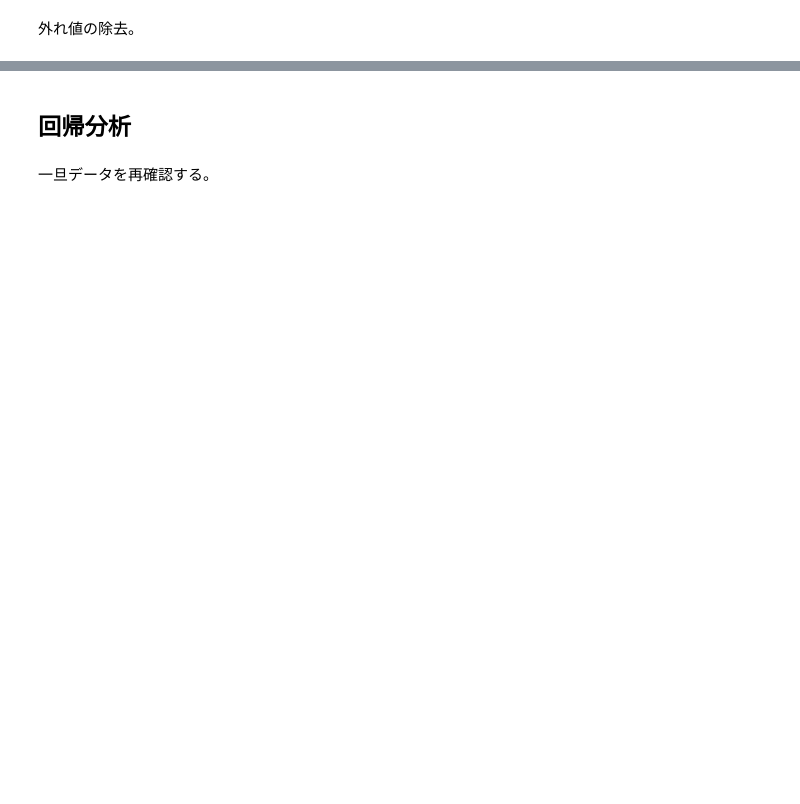
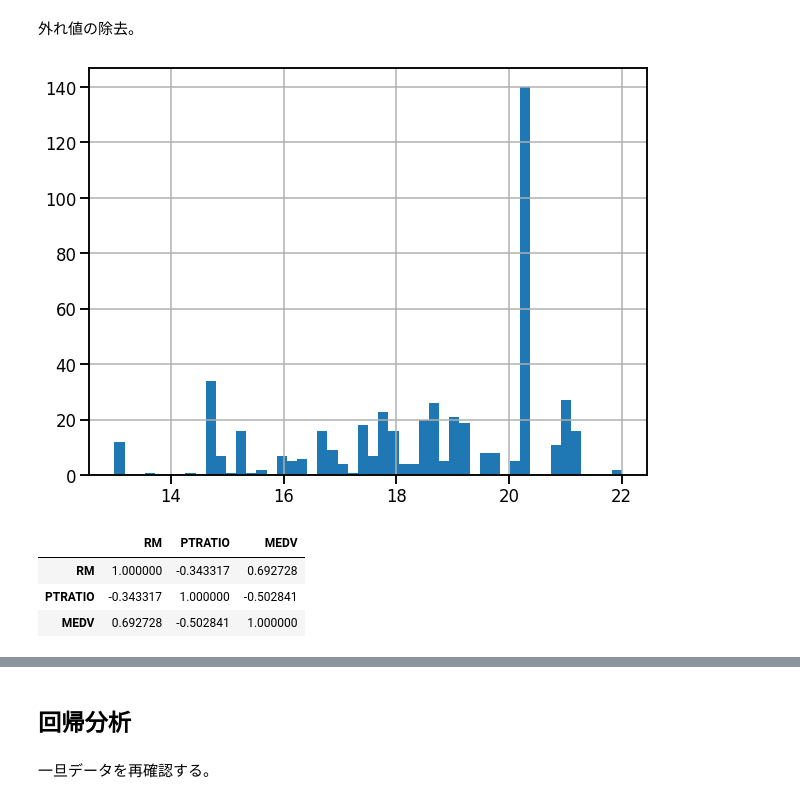
Before and after one commit to stemleaders/seminar, a Jupyter notebook: 20200926/dataProcessView.ipynb, the cells around one changed output, grey strips where cells are left out. Drawn from its saved outputs; the diff is of its cells as text; code cells hidden in the pictures; blank space fills up the shorter version.

```diff
--- a/20200926/dataProcessView.ipynb
+++ b/20200926/dataProcessView.ipynb
@@ -236,4 +207,6 @@ train_data.query('LotArea <= 39000', inplace = True)
 # %%
 %matplotlib inline
-train_data['LotArea'].hist(bins = 50, figsize = (10, 7.5))
+df['PTRATIO'].hist(bins = 50, figsize = (10, 7.5))
 plt.rcParams['figure.figsize'] = [20, 15]
+# %% [output]
+[figure, added]
@@ -243,3 +213,11 @@ display(train_corr)
+# %%
+df_corr = df_corr = df.corr()
+display(df_corr)
+# %% [output]
+|  | RM | PTRATIO | MEDV |
+| RM | 1.000000 | -0.343317 | 0.692728 |
+| PTRATIO | -0.343317 | 1.000000 | -0.502841 |
+| MEDV | 0.692728 | -0.502841 | 1.000000 |
 # %%
 sns.set_context('talk')
 fig = plt.subplots(figsize = (8, 8))
```
Also changed, not shown: parts of 19 cells of this notebook.
